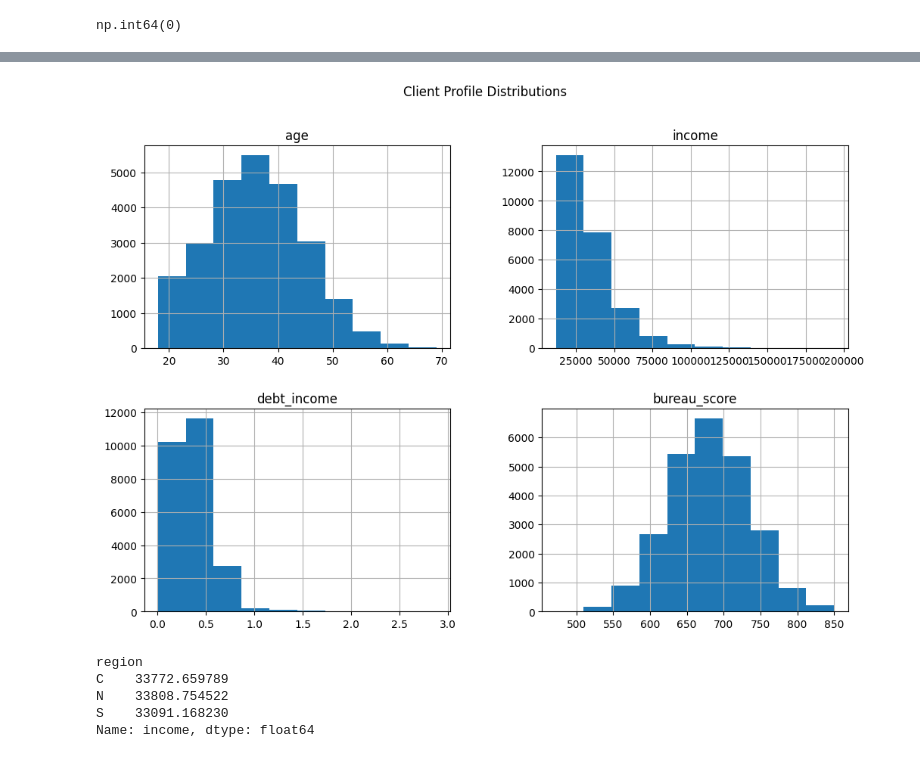
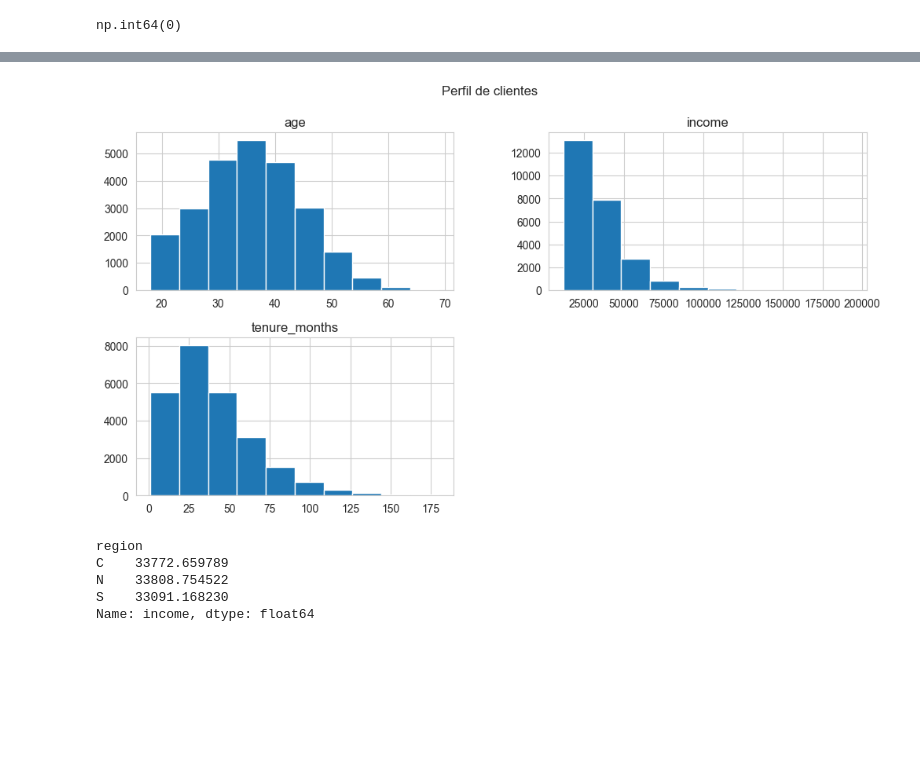
Before and after one commit to lioact/Prueba-Monex, a Jupyter notebook: 01 EDA.ipynb, the cells around one changed output, grey strips where cells are left out. Drawn from its saved outputs; the diff is of its cells as text; code cells hidden in the pictures; blank space fills up the shorter version.

```diff
--- a/01 EDA.ipynb
+++ b/01 EDA.ipynb
@@ -2,9 +2,7 @@
 # EDA Applications
 # %%
 import pandas as pd
-apps = pd.read_csv(
-    'data/applications.csv',
-    parse_dates=['orig_month'],
-    thousands=','
-)
-apps
+import seaborn as sns
+import matplotlib.pyplot as plt
+
+apps = pd.read_csv('data/applications.csv',parse_dates=['orig_month'],thousands=',')
@@ -88,11 +64,13 @@ apps.describe()
 | std | 7217.022701 | NaN | 8.776108 | 17463.571743 | 0.213176 | 54.853248 | 0.199835 | 0.587994 | ... |
 # %%
 import matplotlib.pyplot as plt
-apps[['age','income','debt_income','bureau_score']].hist(figsize=(12,8))
-plt.suptitle('Client Profile Distributions')
+profile_vars = ['age','income','tenure_months']
+
+apps[profile_vars].hist(figsize=(12,6))
+plt.suptitle('Perfil de clientes')
 plt.show()
 # %% [output]
-[figure, old version]
+[figure, new version]
 # %%
 apps.groupby('region')['income'].mean()
 # %% [output]
```
Also changed, not shown: parts of 20 cells of this notebook, 4 other files.
